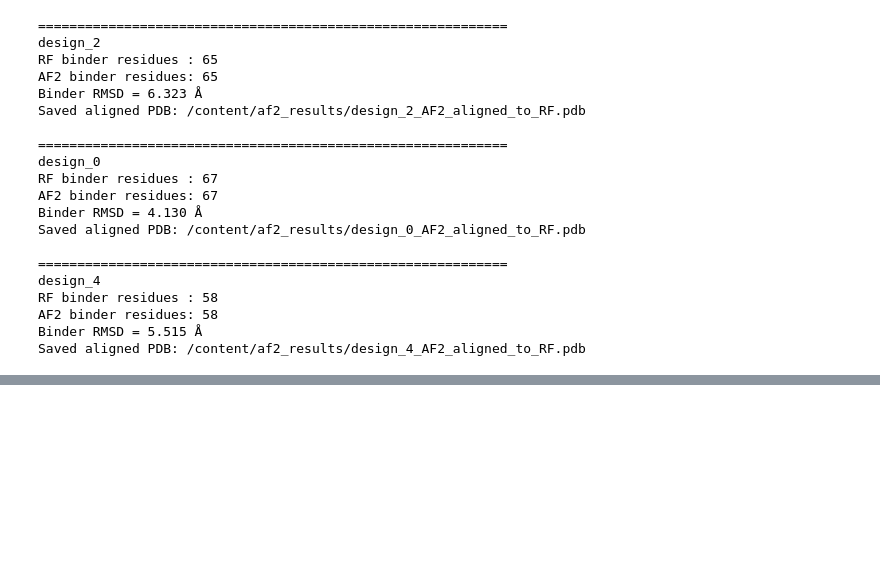
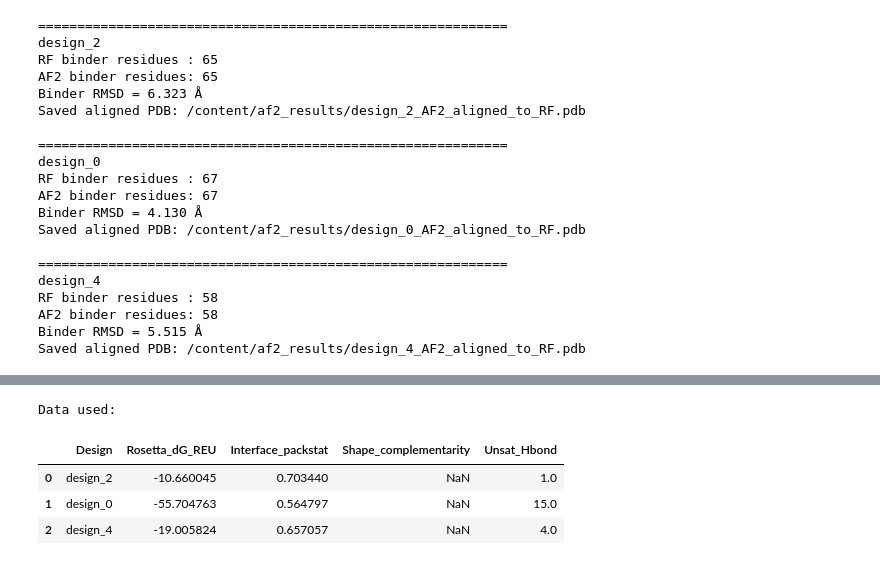
Before and after one commit to Docdoi/AI-Engineered_Nanoproteins_A_De_Novo_Approach_to_Inhibit_Hantavirus_Transmission-, a Jupyter notebook: Diffusion2_6y5wB.ipynb, the cells around one changed output, grey strips where cells are left out. Saved outputs shown, nothing was run; the diff lists cells and outputs as text; code cells hidden in the pictures; blank space fills up the shorter version.

```diff
--- a/Diffusion2_6y5wB.ipynb
+++ b/Diffusion2_6y5wB.ipynb
@@ -4209,0 +4352,64 @@ Saved aligned PDB: /content/af2_results/design_4_AF2_aligned_to_RF.pdb
+# %%
+from pathlib import Path
+import pandas as pd
+import matplotlib.pyplot as plt
+
+# ============================================================
+# SETTINGS
+# ============================================================
+
+ROSETTA_FILE = Path(
+    "/content/rosetta_results/rosetta_interface_scores.csv"
+)
+
+TOP3 = [
+    "design_2",
+    "design_0",
+    "design_4",
+]
+
+OUTPUT_DIR = Path("/content/rosetta_results/plots")
+OUTPUT_DIR.mkdir(parents=True, exist_ok=True)
+
+
+# ============================================================
+# 1. LOAD DATA
+# ============================================================
+
+df = pd.read_csv(ROSETTA_FILE)
+
+top3 = df[
+    df["Design"].isin(TOP3)
+].copy()
+
+# Keep the desired order
+top3["Design"] = pd.Categorical(
+    top3["Design"],
+    categories=TOP3,
+    ordered=True
+)
+
+top3 = (
+    top3
+    .sort_values("Design")
+    .reset_index(drop=True)
+)
+
+print("Data used:")
+display(
+    top3[
+        [
+            "Design",
+            "Rosetta_dG_REU",
+            "Interface_packstat",
+            "Shape_complementarity",
+            "Unsat_Hbond",
+        ]
+    ]
+)
+# %% [output]
+Data used:
+|  | Design | Rosetta_dG_REU | Interface_packstat | Shape_complementarity | Unsat_Hbond |
+| 0 | design_2 | -10.660045 | 0.703440 | NaN | 1.0 |
+| 1 | design_0 | -55.704763 | 0.564797 | NaN | 15.0 |
+| 2 | design_4 | -19.005824 | 0.657057 | NaN | 4.0 |
```
Also changed, not shown: parts of 3 cells of this notebook.
